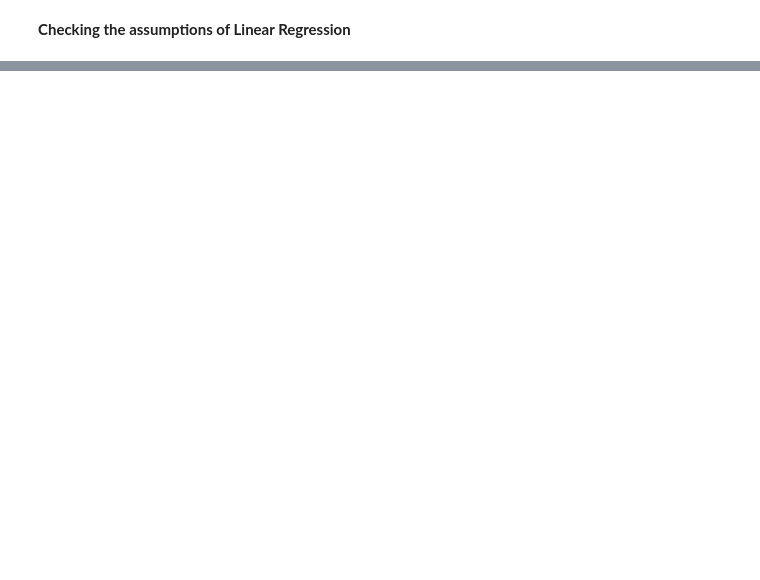
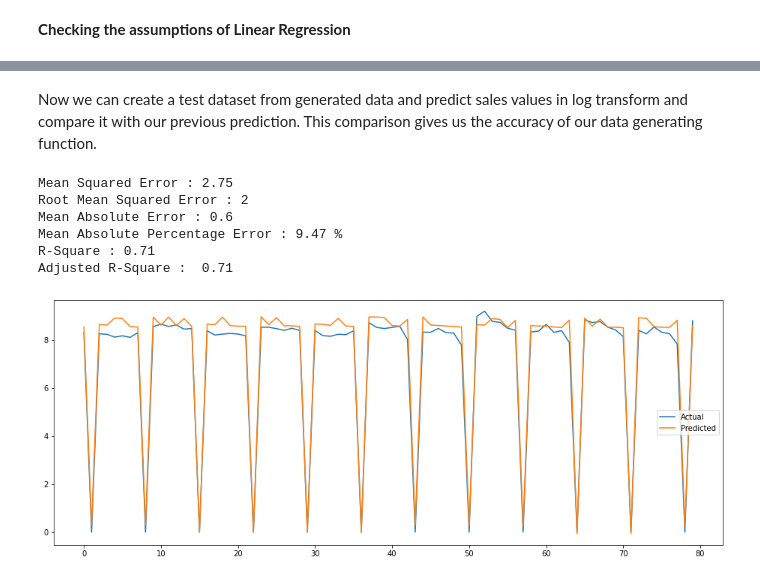
Before and after one commit to hrithikwel8/Rossmann_Sales_Prediction, a Jupyter notebook: Ameen_Rossmann_Sales_Prediction_Capstone_Project.ipynb, the cells around one changed output, grey strips where cells are left out. Saved outputs shown, nothing was run; the diff lists cells and outputs as text; code cells hidden in the pictures; blank space fills up the shorter version.

```diff
--- a/Ameen_Rossmann_Sales_Prediction_Capstone_Project.ipynb
+++ b/Ameen_Rossmann_Sales_Prediction_Capstone_Project.ipynb
@@ -178,0 +299,3 @@ evaluation_metrics(y_test , y_pred_lasso, X_test.shape[1])
+# %%
+gen_df_test = generate_date_for_six_week(split_date + timedelta(1))
+gen_df_test
@@ -178,0 +318,3 @@ evaluation_metrics(y_test , y_pred_lasso, X_test.shape[1])
+# %%
+test_data_sorted = test_data.sort_values(by=['Store','Year','Month','Day'],ascending=True)
+test_data_sorted
@@ -178,0 +335,30 @@ evaluation_metrics(y_test , y_pred_lasso, X_test.shape[1])
+# %% [markdown]
+Now we can create a test dataset from generated data and predict sales values in log transform and compare it with our previous prediction. This comparison gives us the accuracy of our data generating function.
+# %%
+# get test dataset for generated data
+X_test_gen = gen_df_test.drop(columns=['Date_time']).values
+y_test_gen = test_data_sorted['Sales_log_t'].values
+# scale the dataset to feed it in model
+X_test_gen = scaler.transform(X_test_gen)
+# %%
+# use stack model to predict the result
+y_pred_gen = stack_predict(X_test_gen)
+# %%
+# Evaluation metrics for Stack model
+evaluation_metrics(y_test_gen , y_pred_gen, len(independent_variables))
+# %% [output]
+Mean Squared Error : 2.75
+Root Mean Squared Error : 2
+Mean Absolute Error : 0.6
+Mean Absolute Percentage Error : 9.47 %
+R-Square : 0.71
+Adjusted R-Square :  0.71
+# %%
+# Plot first 80 observations between actual and predicted
+plt.figure(figsize=(16,6))
+plt.plot(y_test_gen[0:80])
+plt.plot(y_pred_gen[0:80])
+plt.legend(['Actual','Predicted'])
+plt.show()
+# %% [output]
+[figure, added]
```
Also changed, not shown: parts of 45 cells of this notebook.
